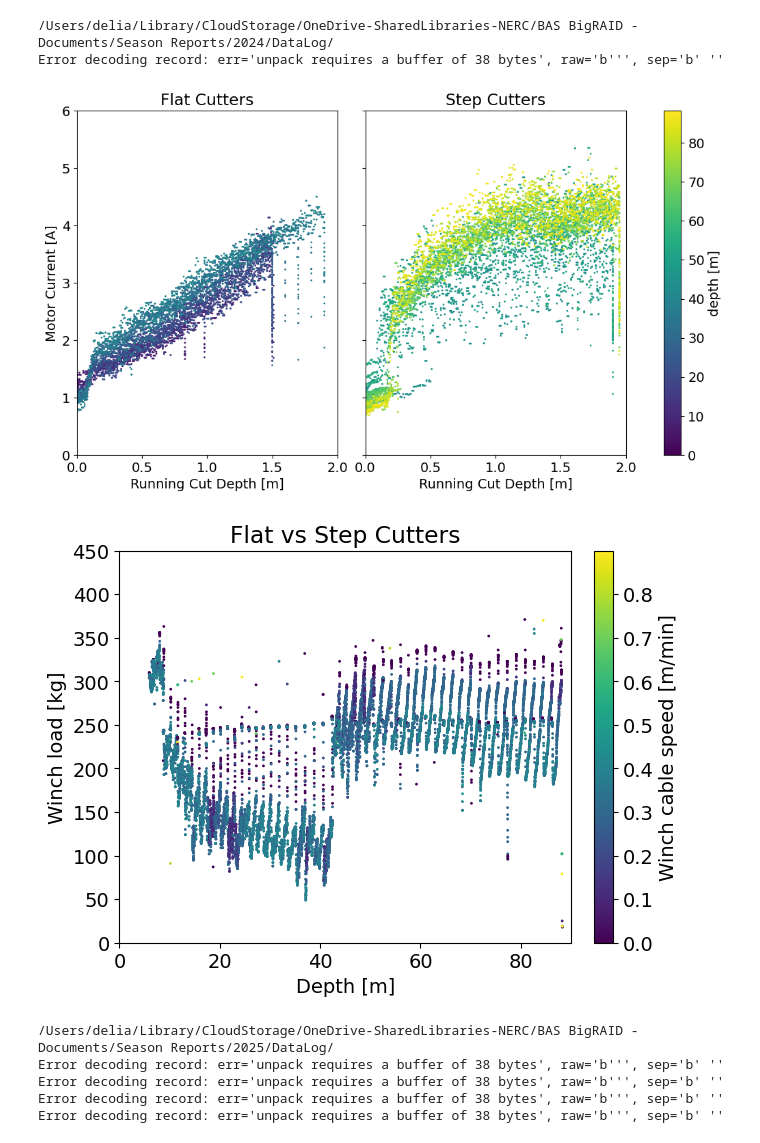
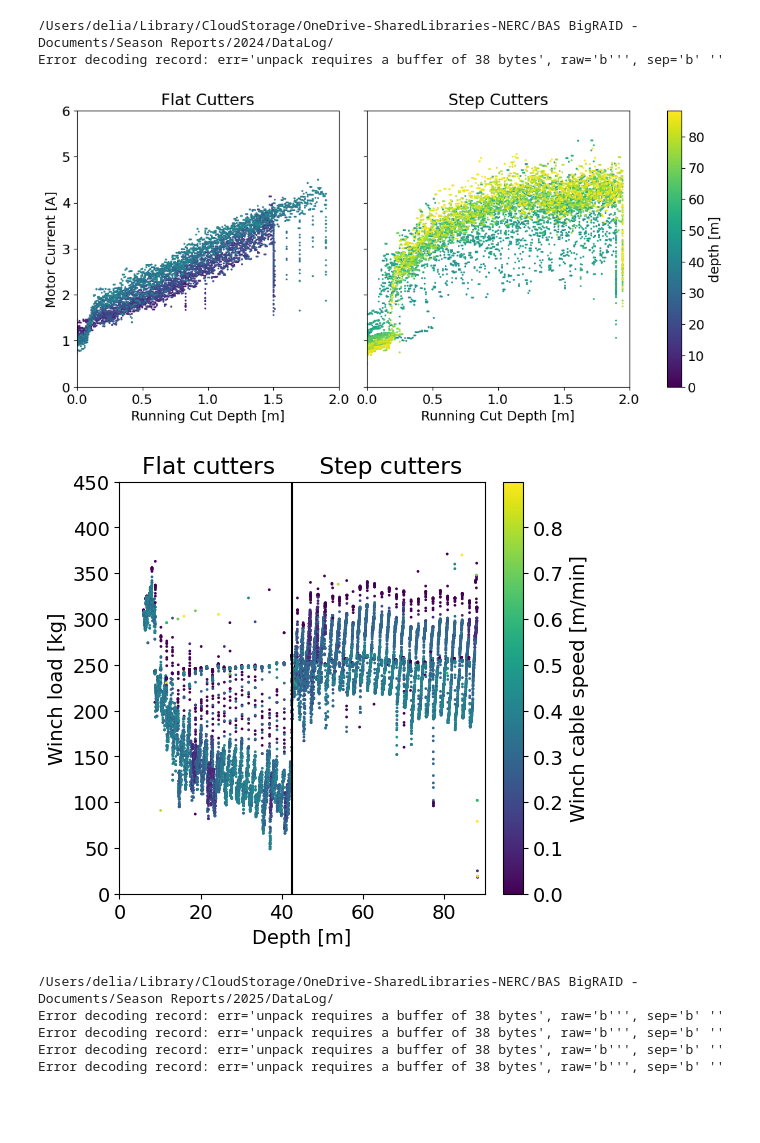
Before and after one commit to RNO-G/bigraid_log_reader, a Jupyter notebook: proceedings_notebook.ipynb, the cells around one changed output. Drawn from its saved outputs; the diff is of its cells as text; code cells hidden in the pictures; blank space fills up the shorter version.

Commit message:
added some plots

```diff
--- a/proceedings_notebook.ipynb
+++ b/proceedings_notebook.ipynb
@@ -49,49 +49,54 @@ Error decoding record: err='unpack requires a buffer of 38 bytes', raw='b''', se
 # %%
 fig, (ax1, ax2) = plt.subplots(1, 2, sharey=True)
 fig.set_figwidth(10)
-fig.set_figheight(6)
+fig.set_figheight(5)
 
 fig.suptitle('')
 global_min = np.min(df["[PLC]WIRESPOOLEDOUT"])
 global_max = np.max(df["[PLC]WIRESPOOLEDOUT"])
 norm = mcolors.Normalize(vmin=global_min, vmax=global_max)
 
 img1=df[(df["cutting"] == 1) & (df["[PLC]WIRESPOOLEDOUT"] < 42)].plot.scatter(x="cut_depth", y="[PLC]DRILLACTIVECURRENT", c="[PLC]WIRESPOOLEDOUT", s =1, rasterized=True, cmap="viridis", ax = ax1, norm = norm, colorbar=False)
 #plt.title("Motor Current vs Running Cut Depth")
 ax1.set_xlabel("Running Cut Depth [m]")
 ax1.set_ylabel("Motor Current [A]")
 ax1.set_title("Flat Cutters")
 ax1.set_ylim(0,6)
 ax1.set_xlim(0,2)
 
 img2=df[(df["cutting"] == 1) & (df["[PLC]WIRESPOOLEDOUT"] >= 42)].plot.scatter(x="cut_depth", y="[PLC]DRILLACTIVECURRENT", c="[PLC]WIRESPOOLEDOUT", s =1, rasterized=True, cmap="viridis", ax = ax2, norm = norm, colorbar=False)
 #plt.title("Motor Current vs Running Cut Depth")
 ax2.set_xlabel("Running Cut Depth [m]")
 ax2.set_ylabel("Motor Current [A]")
 ax2.set_title("Step Cutters")
 ax2.set_ylim(0,6)
 ax2.set_xlim(0,2)
 
 
 fig.colorbar(img1.collections[0],ax=[ax1,ax2], shrink=1, location='right', label= 'depth [m]')
+
+fig.savefig("paper_plots/flat_vs_step_cutters_winch_load.pdf")
 plt.show()
-fig.savefig("paper_plots/flat_vs_step_cutters_motor_current.pdf")
+#fig.savefig("paper_plots/flat_vs_step_cutters_motor_current_winch_load.pdf")
 # %% [output]
-[figure, old version]
+[figure, new version]
 # %%
 fig, ax = plt.subplots(1, 1)
-#fig2.set_figwidth(5)
-#fig2.set_figheight(6)
+fig.set_figwidth(5.5)
+fig.set_figheight(5)
 img=df[(df["cutting"] == 1)].plot.scatter(x="[PLC]WIRESPOOLEDOUT", y="[PLC]CABLETENSION", c="[PLC]CABLESPEED", s =1, rasterized=True, cmap="viridis", ax = ax, colorbar = False)#norm = norm)
 ax.set_xlabel("Depth [m]")
 ax.set_ylabel("Winch load [kg]")
-ax.set_title("Flat vs Step Cutters")
+ax.vlines(42.5, ymin = 0, ymax = 450, color = 'k')#, color = 'k')
+#ax.text(10,400,"flat cutters")
+#ax.text(50,400,"step cutters")
+ax.set_title("Flat cutters      Step cutters")
 ax.set_ylim(0,450)
 ax.set_xlim(0,90)
 fig.colorbar(img.collections[0],ax=ax, shrink=1, location='right', label= 'Winch cable speed [m/min]')
 fig.savefig("paper_plots/flat_vs_step_cutters_winch_load.pdf")
 # %% [output]
-[figure, old version]
+[figure, new version]
 # %%
 folder2025 = "/Users/delia/Library/CloudStorage/OneDrive-SharedLibraries-NERC/BAS BigRAID - Documents/Season Reports/2025/DataLog/"
 start_date="20250614"
```
